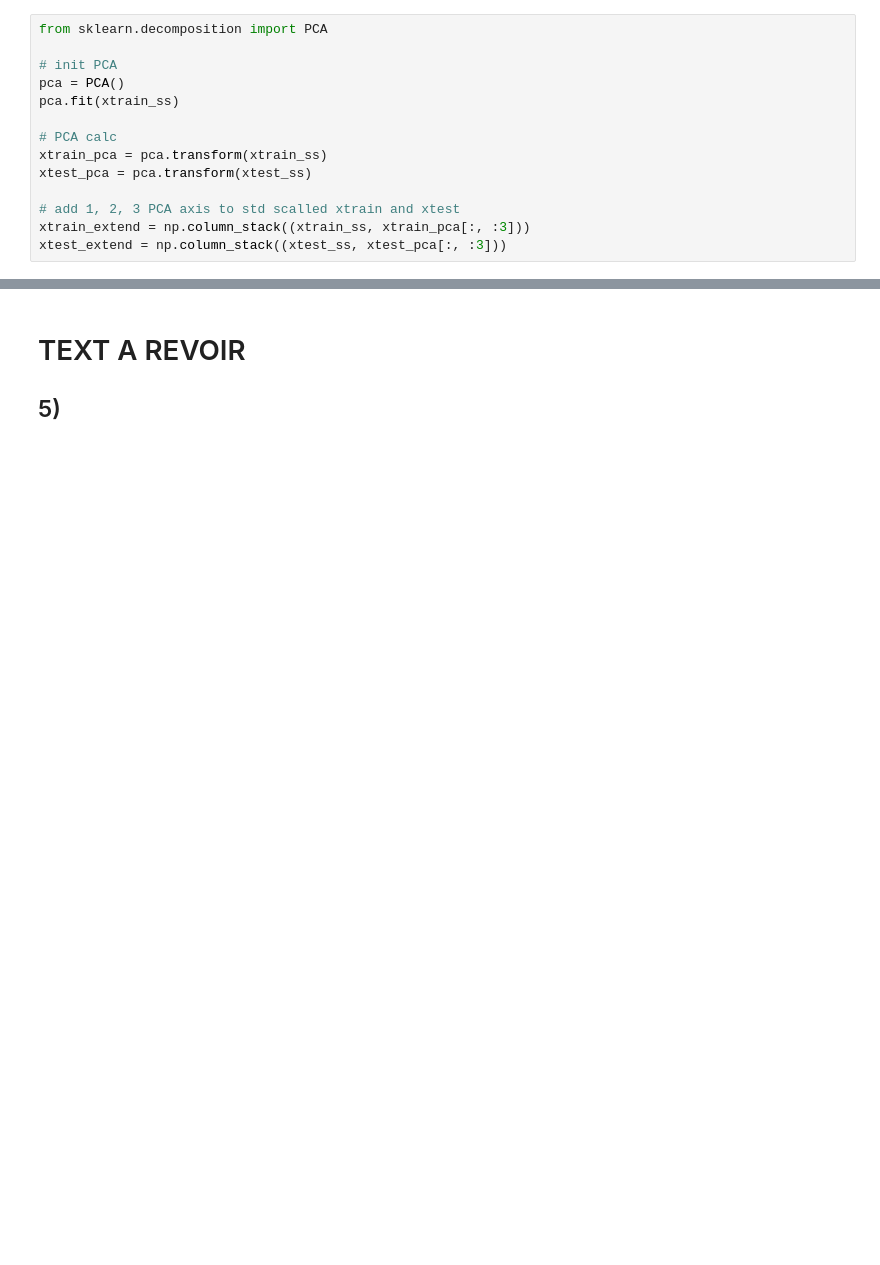
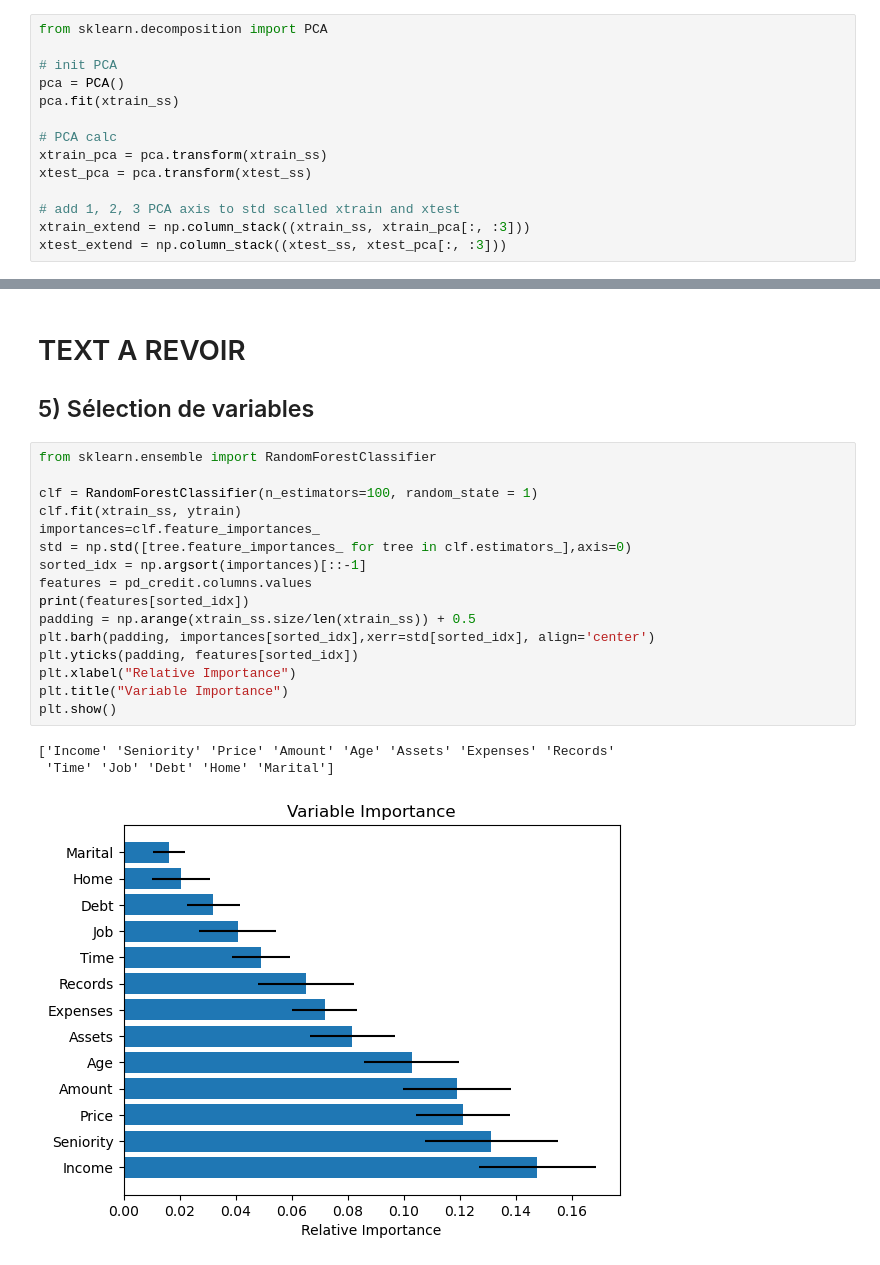
Before and after one commit to tyrosine-rex/tp_taa_apprentissage_supervisee, a Jupyter notebook: source/tp.ipynb, the cells around one changed output, grey strips where cells are left out. Cells and saved outputs as stored; diff of their text form; blank space fills up the shorter version.

```diff
--- a/source/tp.ipynb
+++ b/source/tp.ipynb
@@ -258,4 +258,24 @@ comparative_df.sort_values("precision", ascending=False)
 # %% [markdown]
 # TEXT A REVOIR
 
-## 5)
+## 5) Sélection de variables
+# %%
+from sklearn.ensemble import RandomForestClassifier
+
+clf = RandomForestClassifier(n_estimators=100, random_state = 1)
+clf.fit(xtrain_ss, ytrain)
+importances=clf.feature_importances_
+std = np.std([tree.feature_importances_ for tree in clf.estimators_],axis=0)
+sorted_idx = np.argsort(importances)[::-1]
+features = pd_credit.columns.values
+print(features[sorted_idx])
+padding = np.arange(xtrain_ss.size/len(xtrain_ss)) + 0.5
+plt.barh(padding, importances[sorted_idx],xerr=std[sorted_idx], align='center')
+plt.yticks(padding, features[sorted_idx])
+plt.xlabel("Relative Importance")
+plt.title("Variable Importance")
+plt.show()
+# %% [output]
+['Income' 'Seniority' 'Price' 'Amount' 'Age' 'Assets' 'Expenses' 'Records'
+ 'Time' 'Job' 'Debt' 'Home' 'Marital']
+[figure, added]
```
Also changed, not shown: parts of 6 cells of this notebook.
